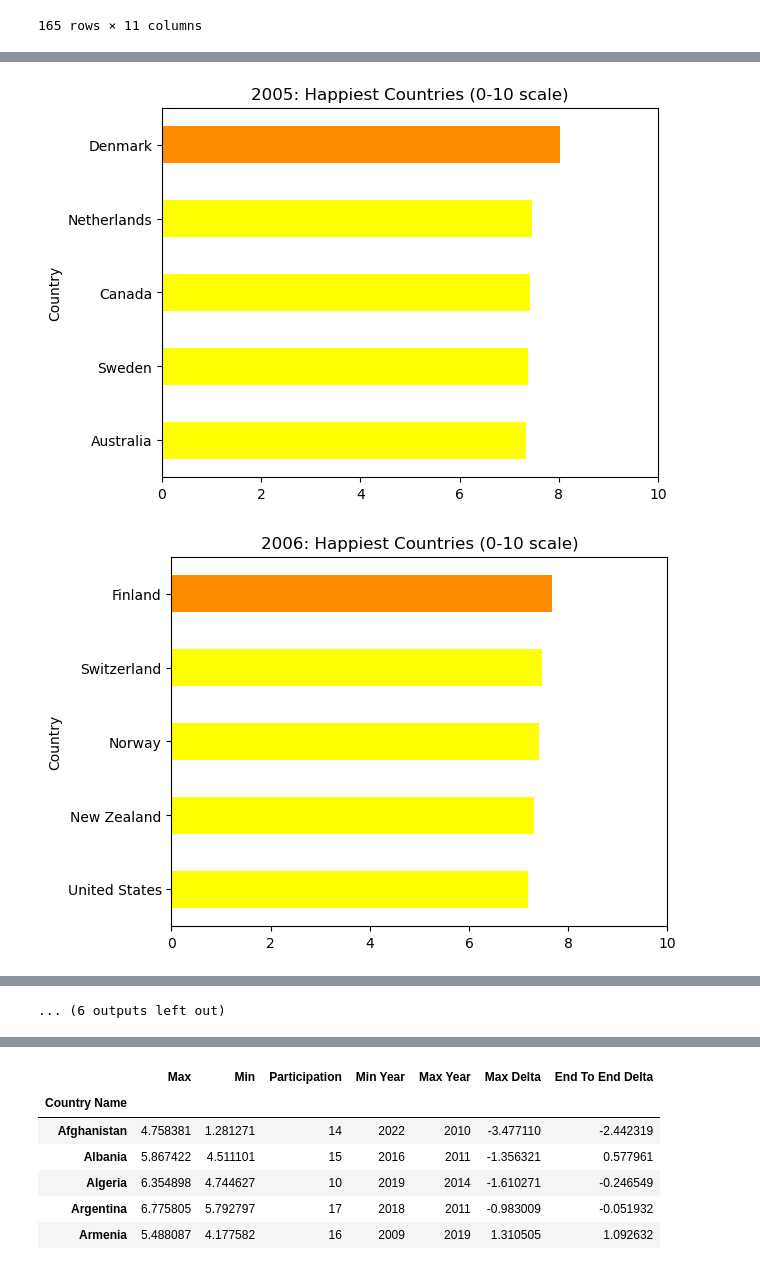
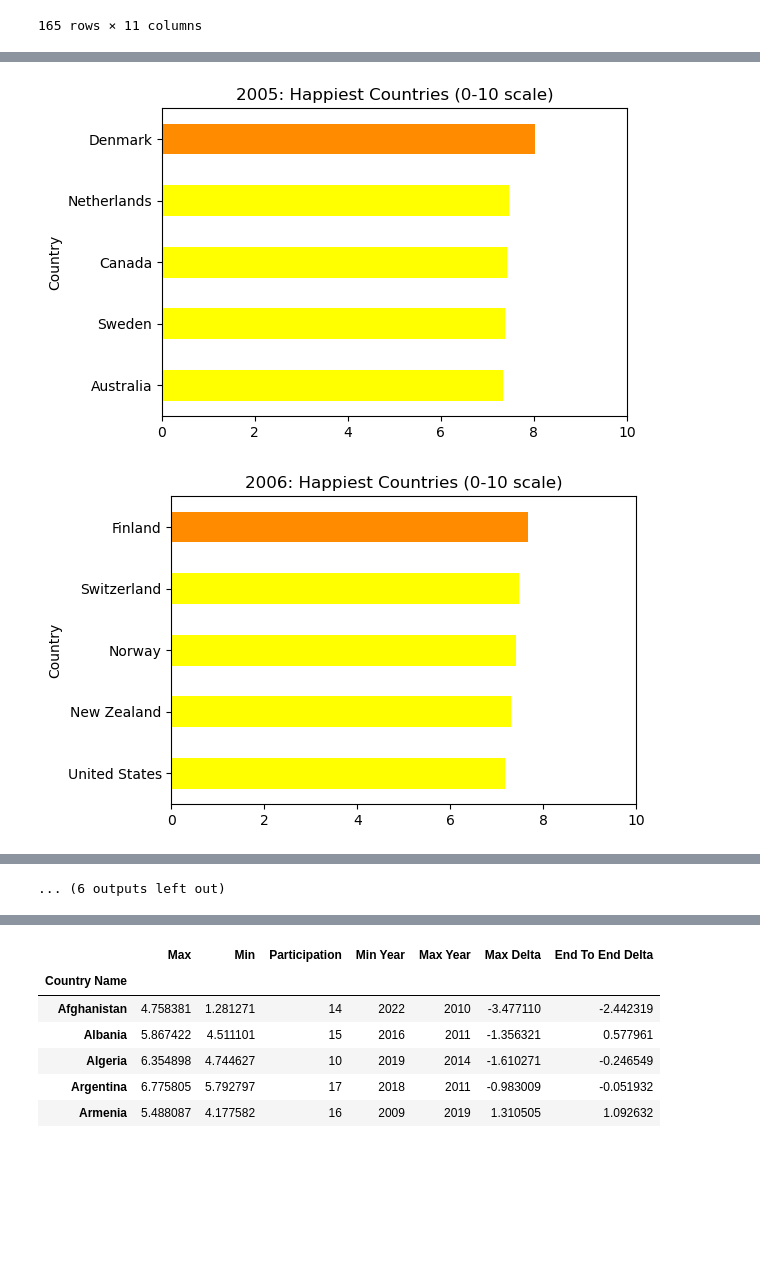
Before and after one commit to amylovesdogs/Group7Project1, a Jupyter notebook: happiness.ipynb, the cells around one changed output, grey strips where cells are left out. Saved outputs shown, nothing was run; the diff lists cells and outputs as text; code cells hidden in the pictures; blank space fills up the shorter version.

Commit message:
making bar charts consistent

```diff
--- a/happiness.ipynb
+++ b/happiness.ipynb
@@ -92,8 +94,6 @@ ranksByYear = {}
 years = sorted(worldHappinessData['Year'].unique().tolist())
 # get the top five and bottom five countries based on Life Ladder by Year
 for year in years:
-    thisYear = worldHappinessData[worldHappinessData['Year'] == year].sort_values('Life Ladder')
+    thisYear = worldHappinessData[worldHappinessData['Year'] == year].sort_values('Life Ladder',ascending=False)
     thisYearSubset = thisYear[['Country Name','Life Ladder']]
-    thisYearRanked = pd.concat([thisYearSubset.iloc[0:5],thisYearSubset.iloc[-5:]], ignore_index=True)
-    ranksByYear[year] = thisYearRanked
-ranksByYear
+    ranksByYear[year] = pd.concat([thisYearSubset.iloc[0:5],thisYearSubset.iloc[-5:]], ignore_index=True)
@@ -118,8 +100,9 @@ ranksByYear
 # %%
+figure_size = (6,4)
 for year in years:
-    ret = ranksByYear[year].iloc[-5:].plot(kind="barh", color=top_colors, x='Country Name', y='Life Ladder', xlabel='Country',ylabel='Happiness Score (0-10)', legend=False, title= str(year) + ": Happiest Countries (0-10 scale)",xlim=[0,10])
+    ret = ranksByYear[year].iloc[0:5].sort_values(by='Life Ladder').plot(kind="barh", color=top_colors, x='Country Name', y='Life Ladder', xlabel='Country',ylabel='Happiness Score (0-10)', legend=False, title= str(year) + ": Happiest Countries (0-10 scale)",xlim=[0,10],figsize=figure_size)
     filename = str(year) + "HappiestTop5"
-    plt.savefig("Output/" + filename)
+    ret = plt.savefig("Output/" + filename)
 # %% [output]
-[figure, old version]
+[figure, new version]
-[figure, old version]
+[figure, new version]
```
Also changed, not shown: parts of 5 cells of this notebook, 38 other files.
